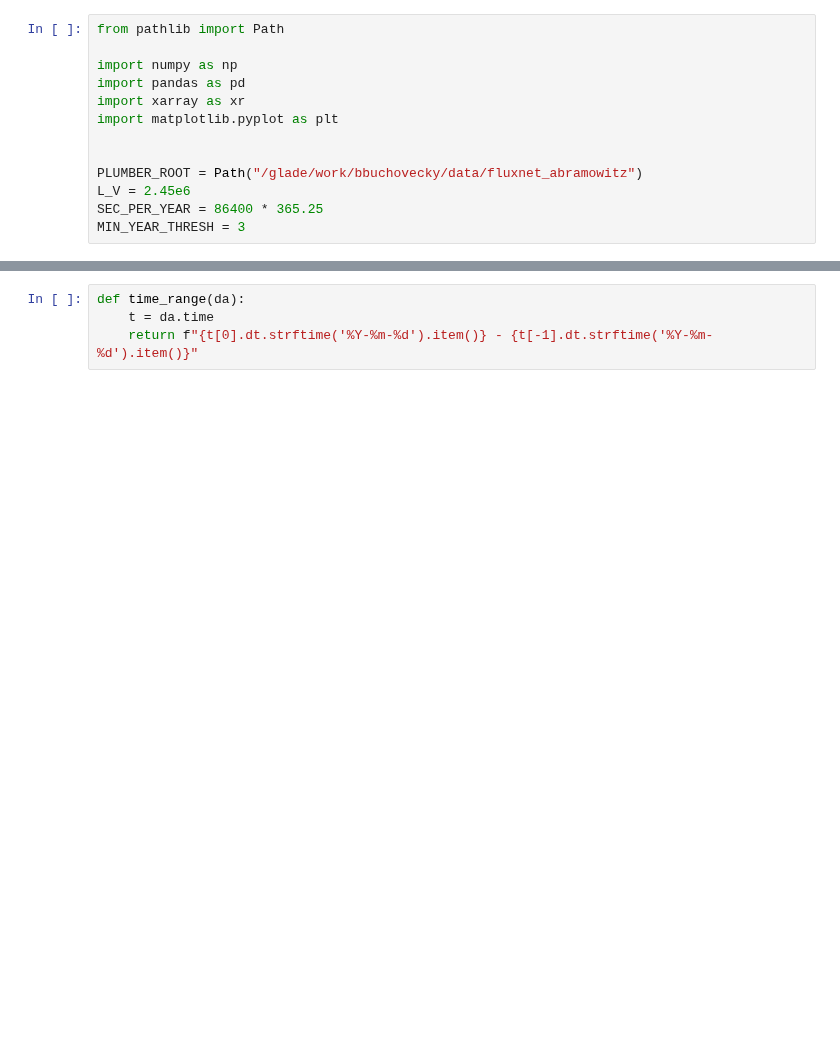
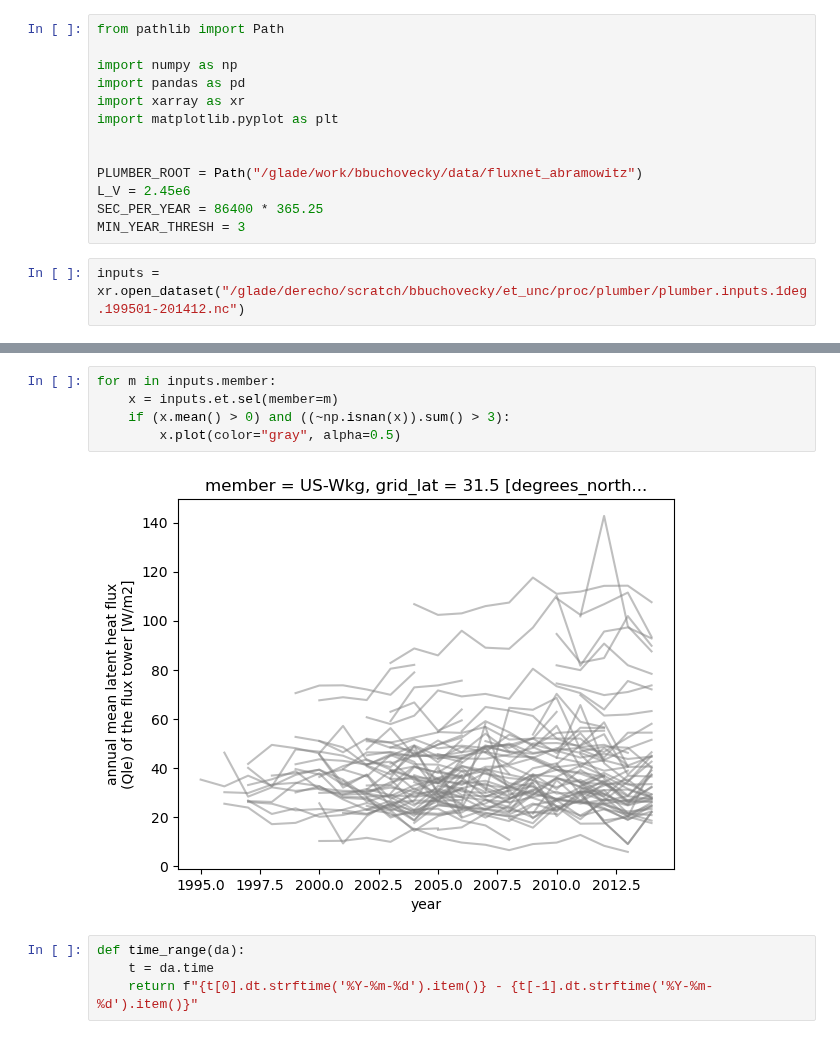
Before and after one commit to bbuchovecky/et_unc, a Jupyter notebook: notebooks/plumber.ipynb, the cells around one changed output, grey strips where cells are left out. Cells and saved outputs as stored; diff of their text form; blank space fills up the shorter version.

Commit message:
New summary plots

```diff
--- a/notebooks/plumber.ipynb
+++ b/notebooks/plumber.ipynb
@@ -11,3 +11,5 @@ PLUMBER_ROOT = Path("/glade/work/bbuchovecky/data/fluxnet_abramowitz")
 L_V = 2.45e6
 SEC_PER_YEAR = 86400 * 365.25
 MIN_YEAR_THRESH = 3
+# %%
+inputs = xr.open_dataset("/glade/derecho/scratch/bbuchovecky/et_unc/proc/plumber/plumber.inputs.1deg.199501-201412.nc")
@@ -14,3 +36,10 @@ MIN_YEAR_THRESH = 3
+# %%
+for m in inputs.member:
+    x = inputs.et.sel(member=m)
+    if (x.mean() > 0) and ((~np.isnan(x)).sum() > 3):
+        x.plot(color="gray", alpha=0.5)
+# %% [output]
+[figure, added]
 # %%
 def time_range(da):
     t = da.time
```
Also changed, not shown: parts of 1 cell of this notebook, 10 other files.
